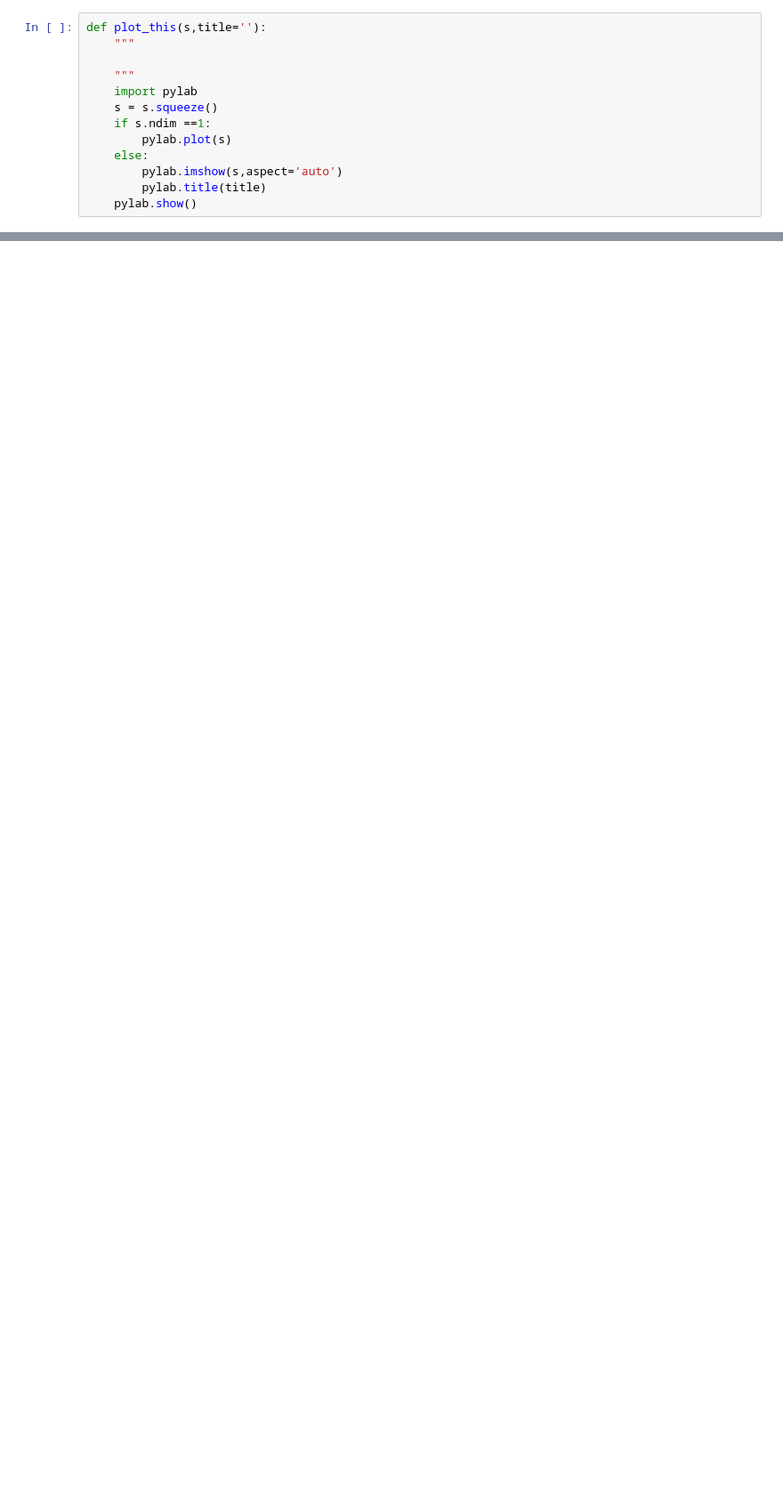
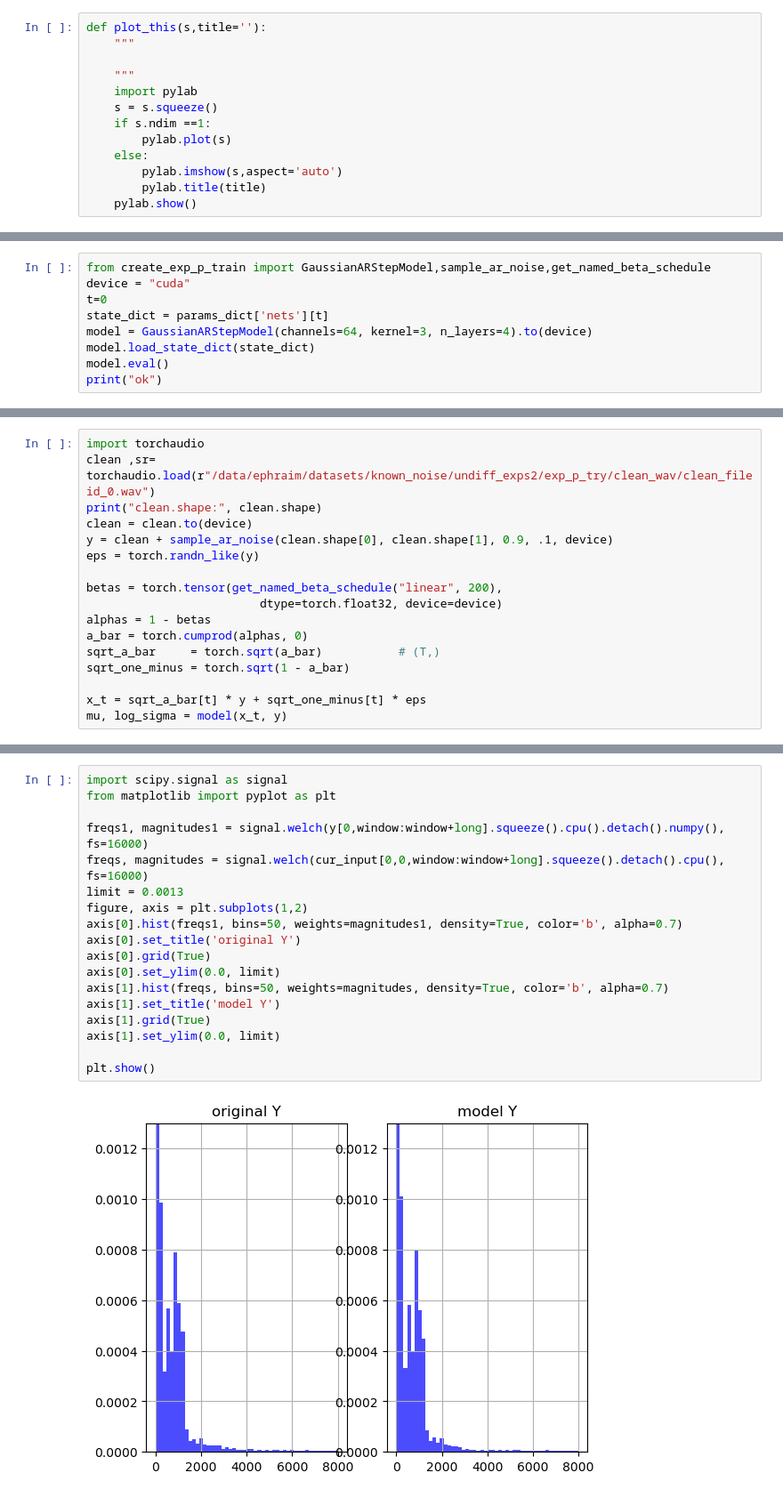
Before and after one commit to ephiephi/Undiff, a Jupyter notebook: 20_check_exp_p.ipynb, the cells around one changed output, grey strips where cells are left out. Shown at 89% size. Cells and saved outputs as stored; diff of their text form; blank space fills up the shorter version.

```diff
--- a/20_check_exp_p.ipynb
+++ b/20_check_exp_p.ipynb
@@ -39,0 +20,9 @@ plot_this(wav_3[:,:16000], title="3")
+# %%
+from create_exp_p_train import GaussianARStepModel,sample_ar_noise,get_named_beta_schedule
+device = "cuda"
+t=0
+state_dict = params_dict['nets'][t]
+model = GaussianARStepModel(channels=64, kernel=3, n_layers=4).to(device)
+model.load_state_dict(state_dict)
+model.eval()
+print("ok")
@@ -39,0 +31,17 @@ plot_this(wav_3[:,:16000], title="3")
+# %%
+import torchaudio
+clean ,sr=  torchaudio.load(r"/data/ephraim/datasets/known_noise/undiff_exps2/exp_p_try/clean_wav/clean_fileid_0.wav")
+print("clean.shape:", clean.shape)
+clean = clean.to(device)
+y = clean + sample_ar_noise(clean.shape[0], clean.shape[1], 0.9, .1, device)
+eps = torch.randn_like(y)
+
+betas = torch.tensor(get_named_beta_schedule("linear", 200),
+                         dtype=torch.float32, device=device)
+alphas = 1 - betas
+a_bar = torch.cumprod(alphas, 0)
+sqrt_a_bar     = torch.sqrt(a_bar)           # (T,)
+sqrt_one_minus = torch.sqrt(1 - a_bar)
+
+x_t = sqrt_a_bar[t] * y + sqrt_one_minus[t] * eps
+mu, log_sigma = model(x_t, y)
@@ -39,0 +130,20 @@ plot_this(wav_3[:,:16000], title="3")
+# %%
+import scipy.signal as signal
+from matplotlib import pyplot as plt
+
+freqs1, magnitudes1 = signal.welch(y[0,window:window+long].squeeze().cpu().detach().numpy(), fs=16000)
+freqs, magnitudes = signal.welch(cur_input[0,0,window:window+long].squeeze().detach().cpu(), fs=16000)
+limit = 0.0013
+figure, axis = plt.subplots(1,2)
+axis[0].hist(freqs1, bins=50, weights=magnitudes1, density=True, color='b', alpha=0.7)
+axis[0].set_title('original Y')
+axis[0].grid(True)
+axis[0].set_ylim(0.0, limit)
+axis[1].hist(freqs, bins=50, weights=magnitudes, density=True, color='b', alpha=0.7)
+axis[1].set_title('model Y')
+axis[1].grid(True)
+axis[1].set_ylim(0.0, limit)
+
+plt.show()
+# %% [output]
+[figure, added]
```
Also changed, not shown: parts of 18 cells of this notebook, 17 other files.
